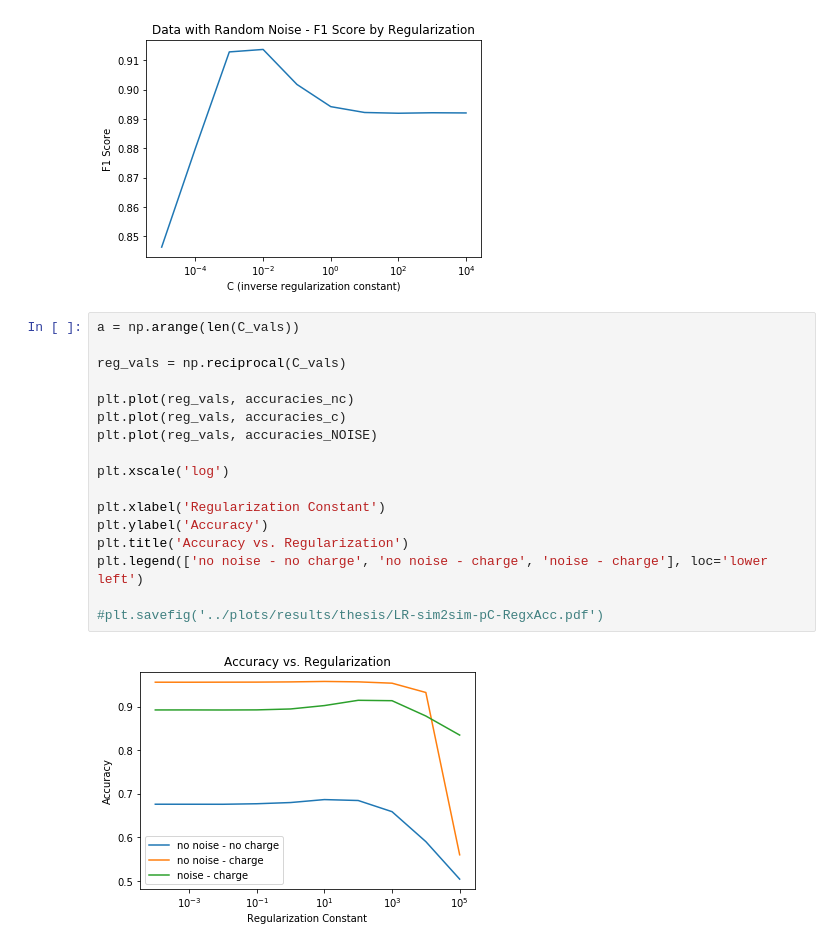
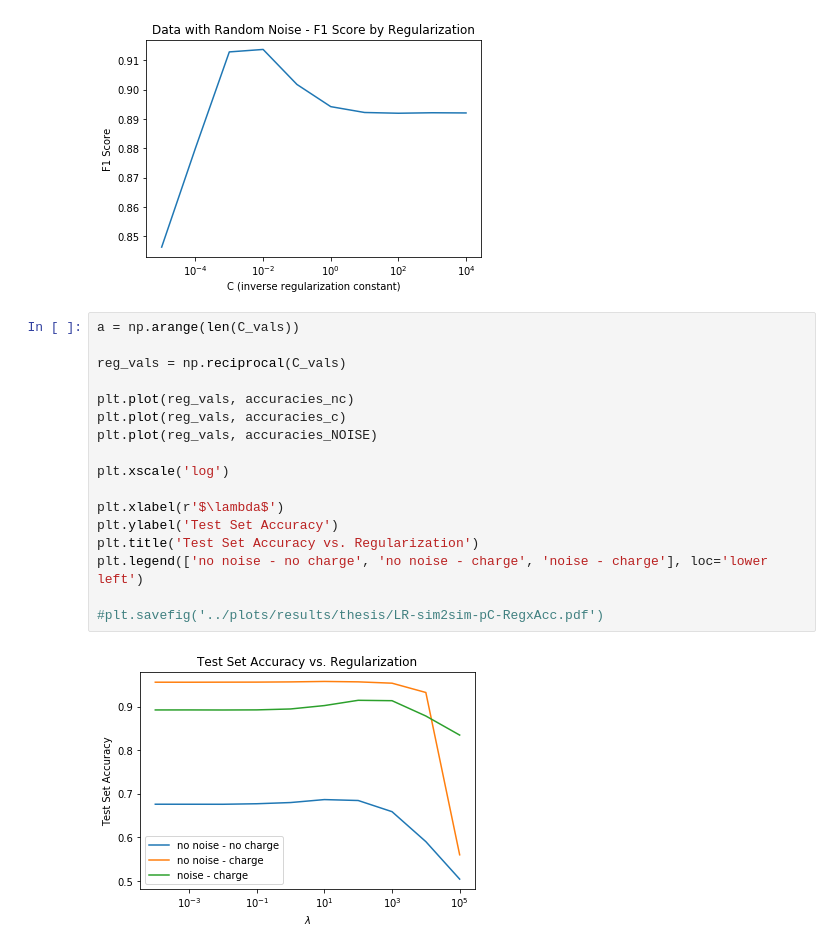
Before and after one commit to jtaylorz/attpc-event-classification, a Jupyter notebook: jupyter-notebooks/LogisticRegression_tests.ipynb, the cells around one changed output. Cells and saved outputs as stored; diff of their text form.

```diff
--- a/jupyter-notebooks/LogisticRegression_tests.ipynb
+++ b/jupyter-notebooks/LogisticRegression_tests.ipynb
@@ -254,19 +254,19 @@ plt.title('Data with Random Noise - F1 Score by Regularization')
 # %%
 a = np.arange(len(C_vals))
 
 reg_vals = np.reciprocal(C_vals)
 
 plt.plot(reg_vals, accuracies_nc)
 plt.plot(reg_vals, accuracies_c)
 plt.plot(reg_vals, accuracies_NOISE)
 
 plt.xscale('log')
 
-plt.xlabel('Regularization Constant')
-plt.ylabel('Accuracy')
-plt.title('Accuracy vs. Regularization')
+plt.xlabel(r'$\lambda$')
+plt.ylabel('Test Set Accuracy')
+plt.title('Test Set Accuracy vs. Regularization')
 plt.legend(['no noise - no charge', 'no noise - charge', 'noise - charge'], loc='lower left')
 
 #plt.savefig('../plots/results/thesis/LR-sim2sim-pC-RegxAcc.pdf')
 # %% [output]
-[figure, old version]
+[figure, new version]
```
Also changed, not shown: 16 other files.
